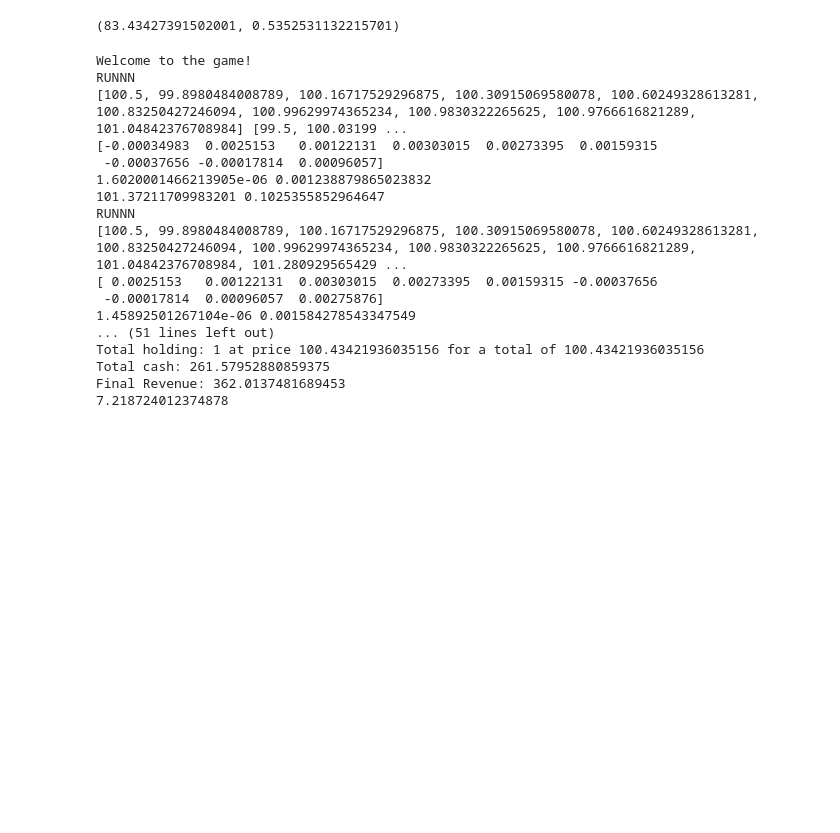
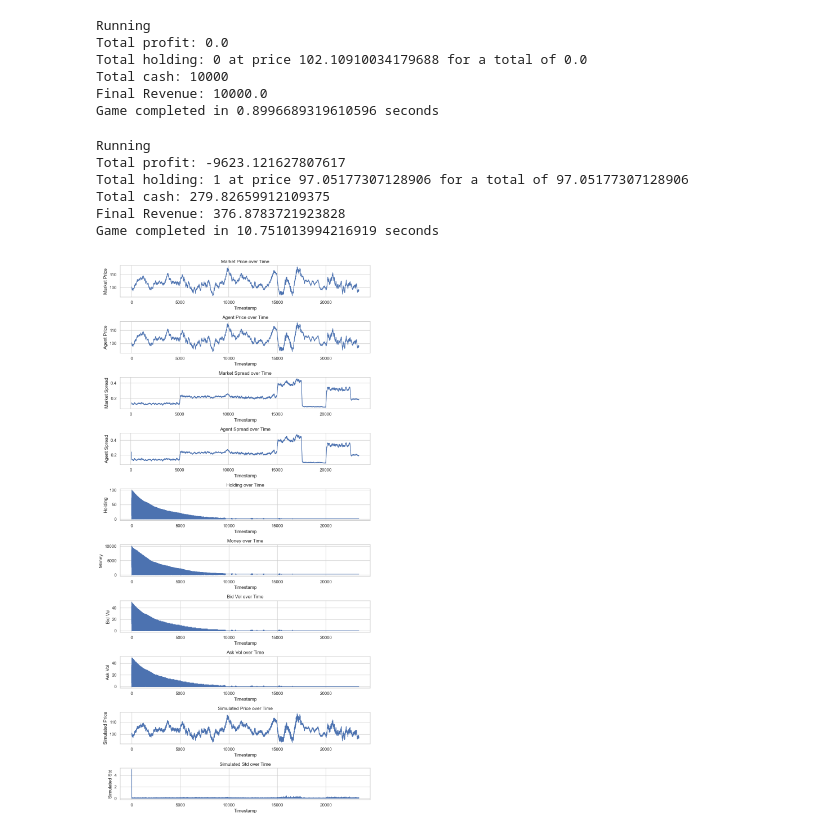
Before and after one commit to BOSSrobot/JJB-MM-game, a Jupyter notebook: Testing.ipynb, the cells around one changed output. Drawn from its saved outputs; the diff is of its cells as text; code cells hidden in the pictures; blank space fills up the shorter version.

Commit message:
Added data tracker

```diff
--- a/Testing.ipynb
+++ b/Testing.ipynb
@@ -0,0 +13,9 @@
+# %%
+data = run_mm_plus(ExampleDataMarketMaker())
+# %% [output]
+Running
+Total profit: 0.0
+Total holding: 0 at price 102.10910034179688 for a total of 0.0
+Total cash: 10000
+Final Revenue: 10000.0
+Game completed in 0.8996689319610596 seconds
@@ -1,3 +71,17 @@
+# %%
+strat = BadStrategy()
+data = run_mm_plus(strat)
+# %% [output]
+Running
+Total profit: -9623.121627807617
+Total holding: 1 at price 97.05177307128906 for a total of 97.05177307128906
+Total cash: 279.82659912109375
+Final Revenue: 376.8783721923828
+Game completed in 10.751013994216919 seconds
+# %%
+plot_defaults(data, additional_cols = ["Simulated Price", "Simulated Std"])
+# %% [output]
+[figure, added]
 # %%
 def simulate(price_history):
     diffs = np.diff(np.log(price_history))
@@ -12,44 +96,3 @@ def simulate(price_history):
     future_prices_estimates = price_history[-1] * np.exp(np.array(future))
 
     return np.mean(future_prices_estimates), np.std(future_prices_estimates)
-# %%
-simulate(price_history)
-# %% [output]
-(83.43427391502001, 0.5352531132215701)
-# %%
-from time import time
-import cProfile
-
-
-start = time()
-
-from simulation import Simulation
-from maker import SimpleMarketMaker as MarketMaker
-
-print("Welcome to the game!")
-mm = MarketMaker()
-sim = Simulation(mm)
-sim.run(logging=True)
-sim.summarize(logging=True)
-
-end = time()
-
-print(end - start)
-# %% [output]
-Welcome to the game!
-RUNNN
-[100.5, 99.8980484008789, 100.16717529296875, 100.30915069580078, 100.60249328613281, 100.83250427246094, 100.99629974365234, 100.9830322265625, 100.9766616821289, 101.04842376708984] [99.5, 100.03199 ...
-[-0.00034983  0.0025153   0.00122131  0.00303015  0.00273395  0.00159315
- -0.00037656 -0.00017814  0.00096057]
-1.6020001466213905e-06 0.001238879865023832
-101.37211709983201 0.1025355852964647
-RUNNN
-[100.5, 99.8980484008789, 100.16717529296875, 100.30915069580078, 100.60249328613281, 100.83250427246094, 100.99629974365234, 100.9830322265625, 100.9766616821289, 101.04842376708984, 101.280929565429 ...
-[ 0.0025153   0.00122131  0.00303015  0.00273395  0.00159315 -0.00037656
- -0.00017814  0.00096057  0.00275876]
-1.45892501267104e-06 0.001584278543347549
-... (51 lines left out)
-Total holding: 1 at price 100.43421936035156 for a total of 100.43421936035156
-Total cash: 261.57952880859375
-Final Revenue: 362.0137481689453
-7.218724012374878
```
Also changed, not shown: parts of 10 cells of this notebook, 3 other files.
